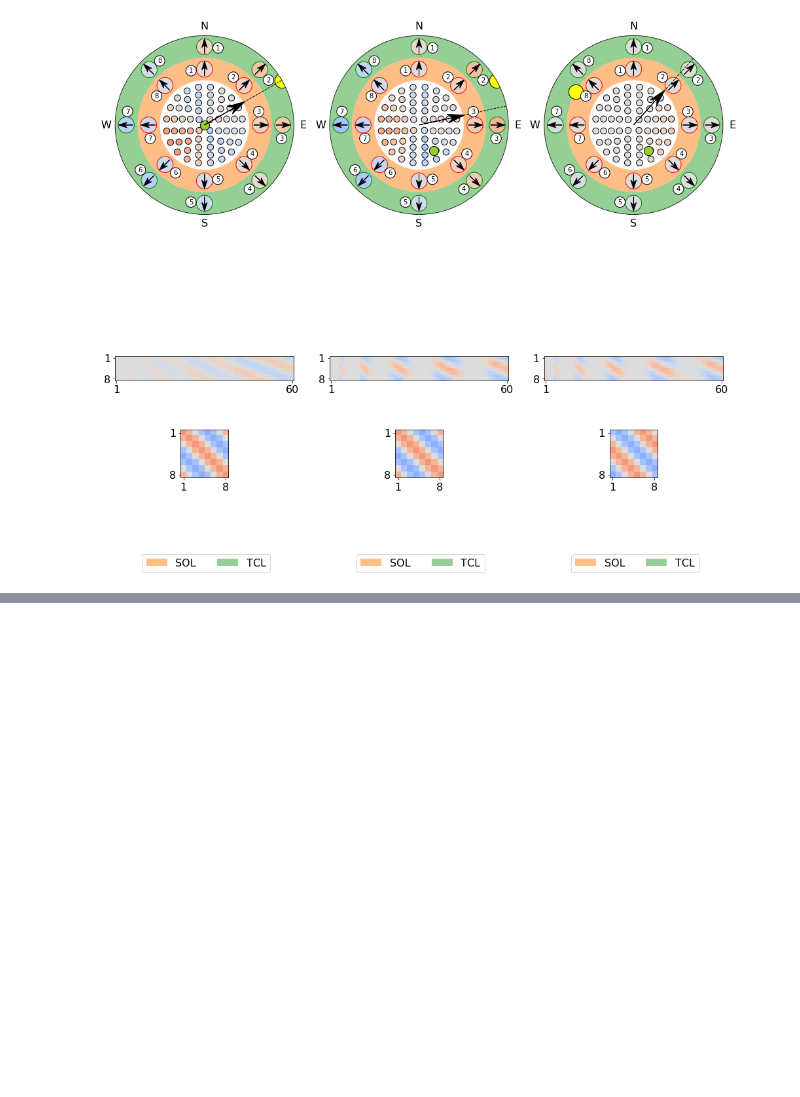
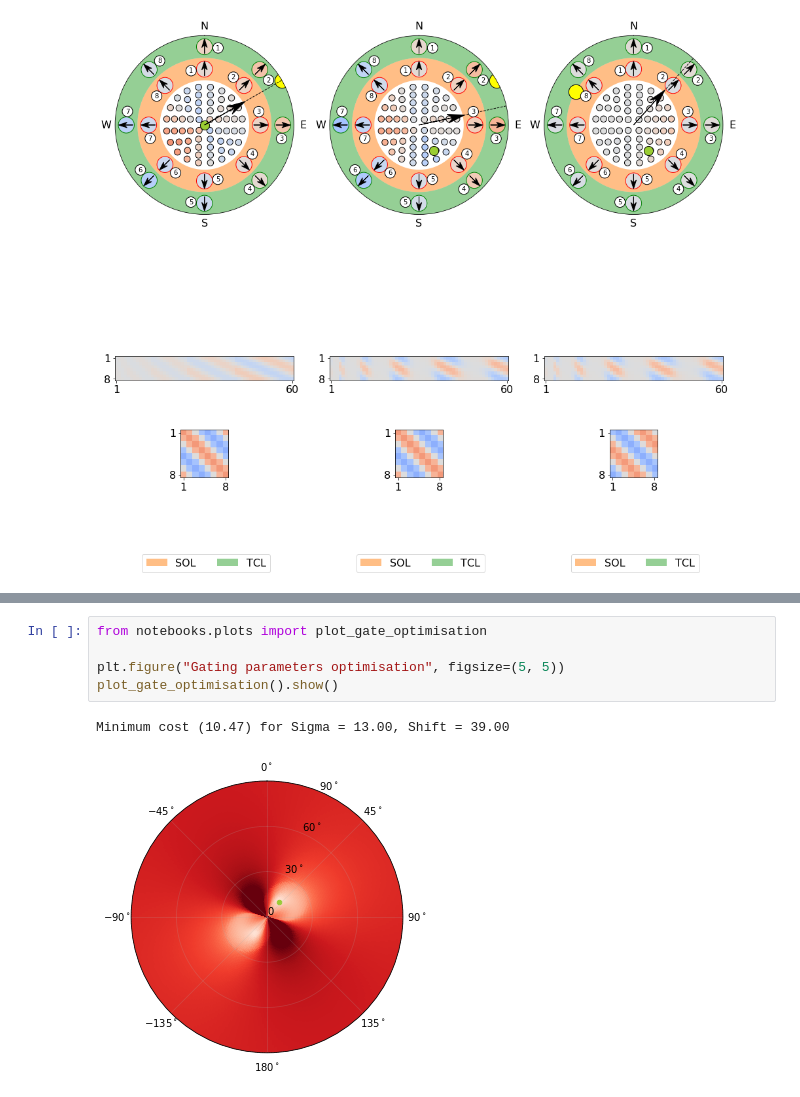
Before and after one commit to InsectRobotics/insectvision, a Jupyter notebook: notebooks/plos.ipynb, the cells around one changed output, grey strips where cells are left out. Cells and saved outputs as stored; diff of their text form; blank space fills up the shorter version.

```diff
--- a/notebooks/plos.ipynb
+++ b/notebooks/plos.ipynb
@@ -95,0 +103,8 @@ plot_snapshot(*params, **kwargs).show()
+# %%
+from notebooks.plots import plot_gate_optimisation
+
+plt.figure("Gating parameters optimisation", figsize=(5, 5))
+plot_gate_optimisation().show()
+# %% [output]
+Minimum cost (10.47) for Sigma = 13.00, Shift = 39.00
+[figure, added]
```
Also changed, not shown: parts of 2 cells of this notebook, 4 other files.
